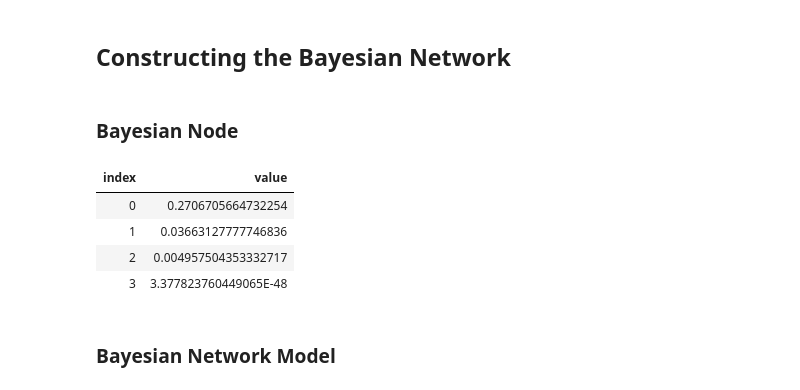
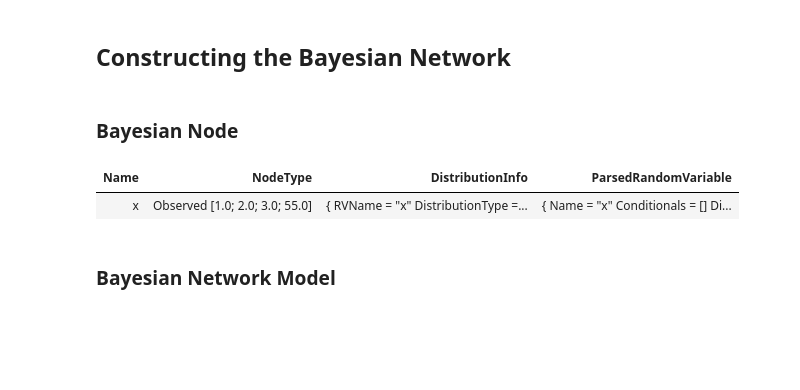
Before and after one commit to NavyaArora201301/Bayesian-Inference-in-FSharp, a Jupyter notebook: FSharpSamples.ipynb, the cells around one changed output. Drawn from its saved outputs; the diff is of its cells as text; code cells hidden in the pictures; blank space fills up the shorter version.

```diff
--- a/FSharpSamples.ipynb
+++ b/FSharpSamples.ipynb
@@ -567,15 +536,11 @@ type BayesianNode =
 # %%
 #!fsharp
 let lineOfModel        = @"x ~ Exponential(lambda) : observed"
 let paramList          = "{Parameters: {lambda : 2, a : 2., b : 2.3 }, observed : [1,2,3,55]}"
-let simpleBayesianNode = BayesianNode.ConstructNode (parseLineOfModel lineOfModel) (deserializeParameters paramList)
-simpleBayesianNode.GetDensityOrProbabilityForNodeWithObserved
+BayesianNode.ConstructNode (parseLineOfModel lineOfModel) (deserializeParameters paramList)
 # %% [output]
-| index | value |
-| 0 | 0.2706705664732254 |
-| 1 | 0.03663127777746836 |
-| 2 | 0.004957504353332717 |
-| 3 | 3.377823760449065E-48 |
+| Name | NodeType | DistributionInfo | ParsedRandomVariable |
+| x | Observed [1.0; 2.0; 3.0; 55.0] | { RVName = "x" DistributionType =... | { Name = "x" Conditionals = [] Di... |
 # %% [markdown]
 ### Bayesian Network Model
 # %%
```
Also changed, not shown: parts of 6 cells of this notebook.
